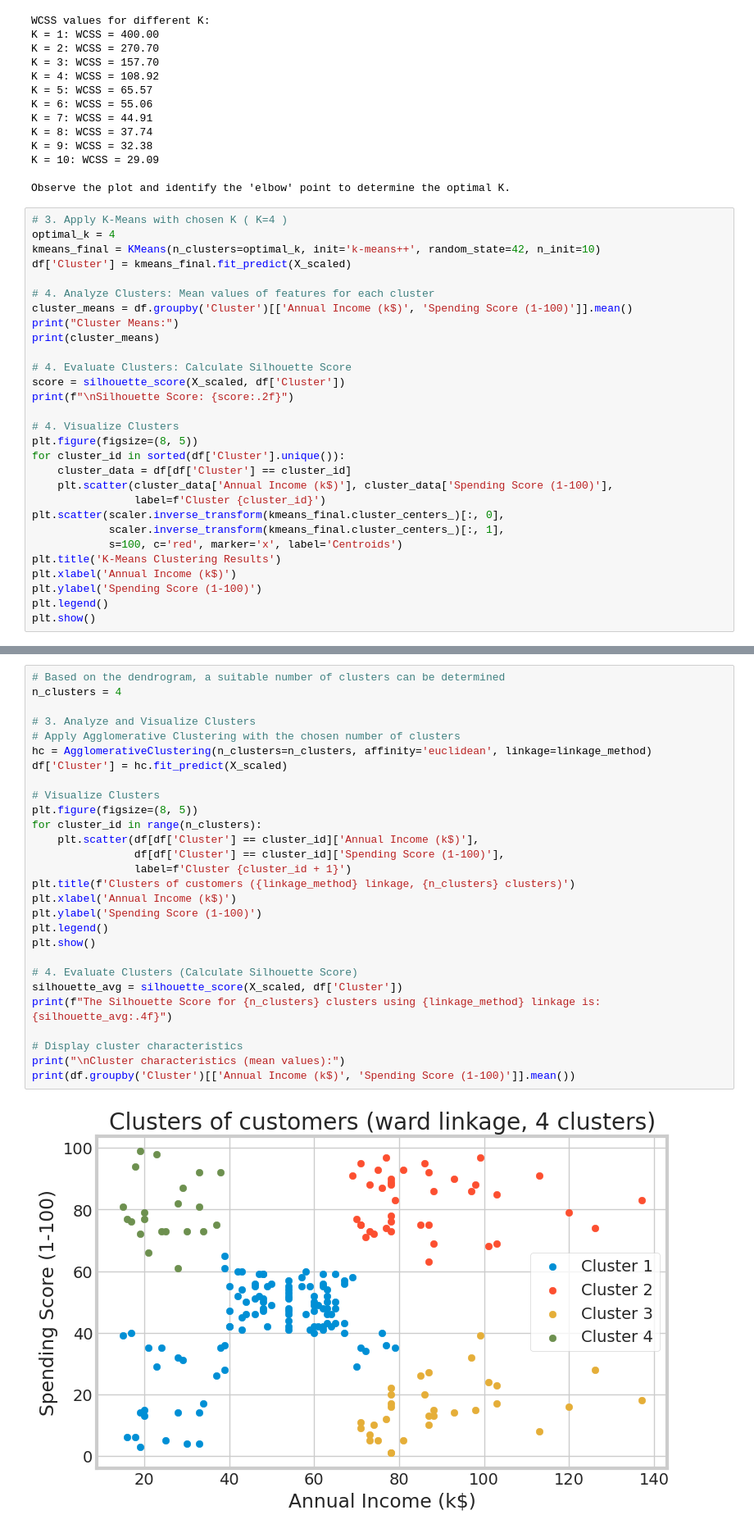
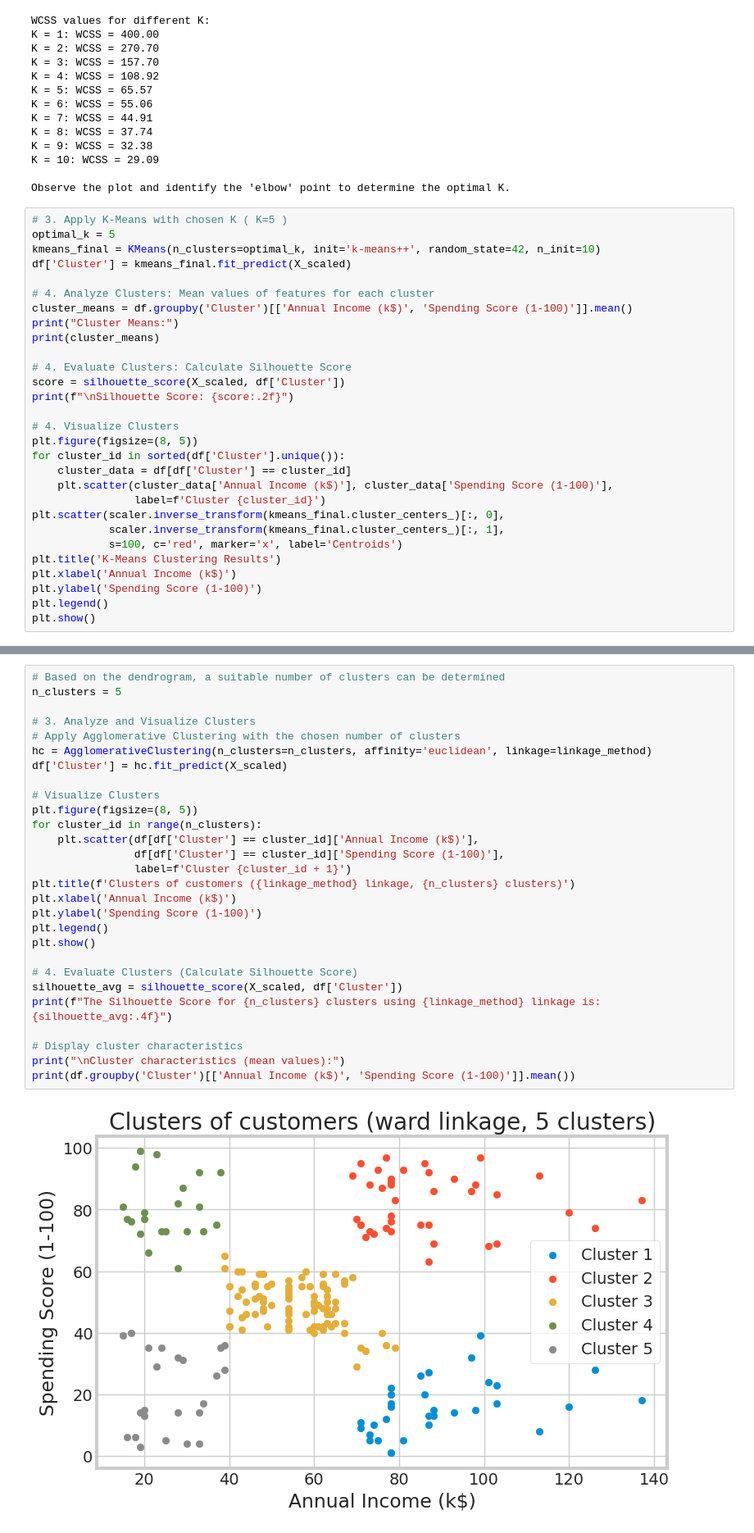
Before and after one commit to mahvishquamer3-ui/mall-customer-segmentation, a Jupyter notebook: mall-customer-segmentation.ipynb, the cells around one changed output, grey strips where cells are left out. Shown at 82% size. Saved outputs shown, nothing was run; the diff lists cells and outputs as text.

```diff
--- a/mall-customer-segmentation.ipynb
+++ b/mall-customer-segmentation.ipynb
@@ -386,8 +386,8 @@ K = 10: WCSS = 29.09
 
 Observe the plot and identify the 'elbow' point to determine the optimal K.
 # %%
-# 3. Apply K-Means with chosen K ( K=4 )
-optimal_k = 4
+# 3. Apply K-Means with chosen K ( K=5 )
+optimal_k = 5
 kmeans_final = KMeans(n_clusters=optimal_k, init='k-means++', random_state=42, n_init=10)
 df['Cluster'] = kmeans_final.fit_predict(X_scaled)
 
@@ -452,31 +453,31 @@ plt.show()
 [figure]
 # %%
 # Based on the dendrogram, a suitable number of clusters can be determined
-n_clusters = 4
+n_clusters = 5
 
 # 3. Analyze and Visualize Clusters
 # Apply Agglomerative Clustering with the chosen number of clusters
 hc = AgglomerativeClustering(n_clusters=n_clusters, affinity='euclidean', linkage=linkage_method)
 df['Cluster'] = hc.fit_predict(X_scaled)
 
 # Visualize Clusters
 plt.figure(figsize=(8, 5))
 for cluster_id in range(n_clusters):
     plt.scatter(df[df['Cluster'] == cluster_id]['Annual Income (k$)'],
                 df[df['Cluster'] == cluster_id]['Spending Score (1-100)'],
                 label=f'Cluster {cluster_id + 1}')
 plt.title(f'Clusters of customers ({linkage_method} linkage, {n_clusters} clusters)')
 plt.xlabel('Annual Income (k$)')
 plt.ylabel('Spending Score (1-100)')
 plt.legend()
 plt.show()
 
 # 4. Evaluate Clusters (Calculate Silhouette Score)
 silhouette_avg = silhouette_score(X_scaled, df['Cluster'])
 print(f"The Silhouette Score for {n_clusters} clusters using {linkage_method} linkage is: {silhouette_avg:.4f}")
 
 # Display cluster characteristics
 print("\nCluster characteristics (mean values):")
 print(df.groupby('Cluster')[['Annual Income (k$)', 'Spending Score (1-100)']].mean())
 # %% [output]
-[figure, old version]
+[figure, new version]
```
Also changed, not shown: parts of 3 cells of this notebook.
